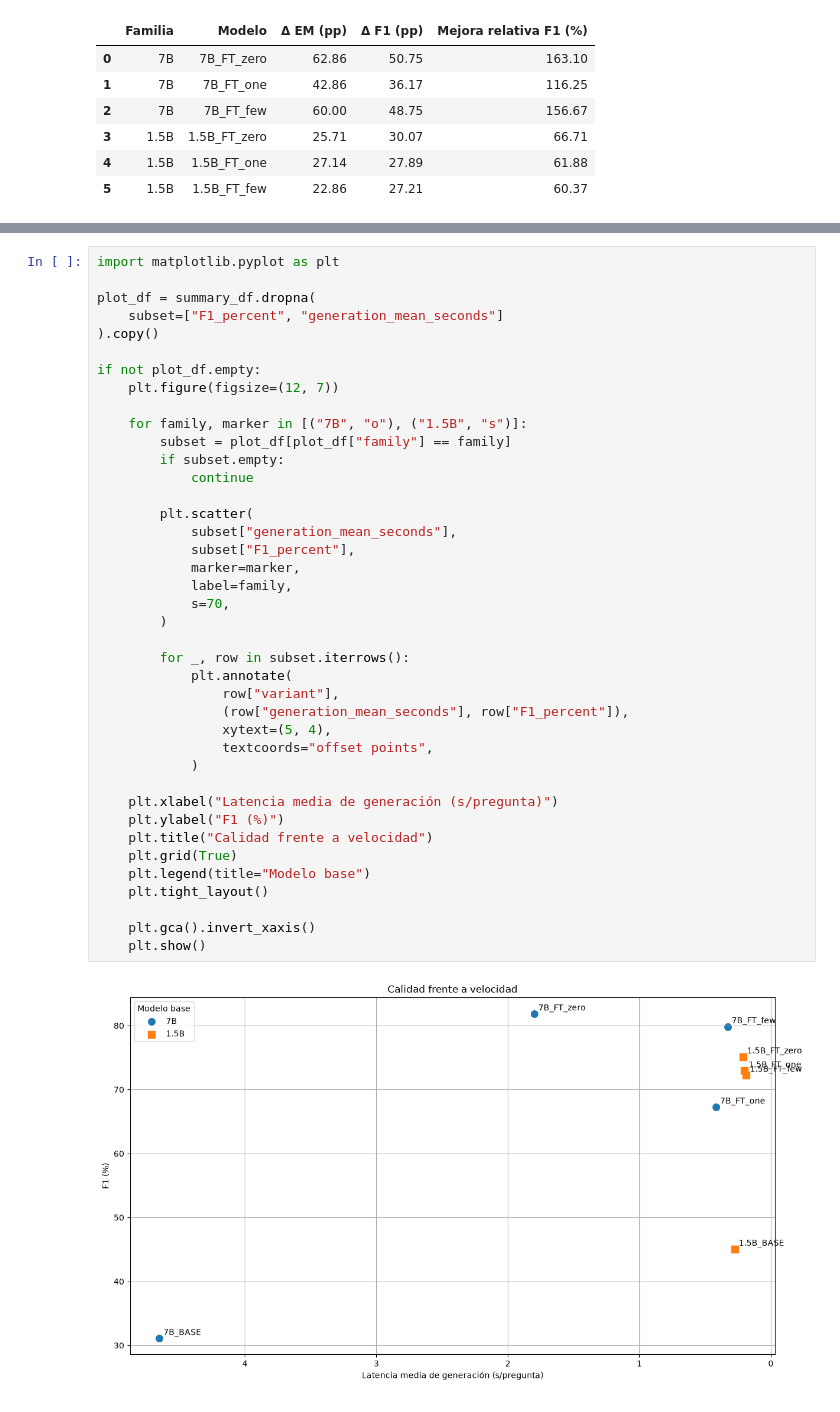
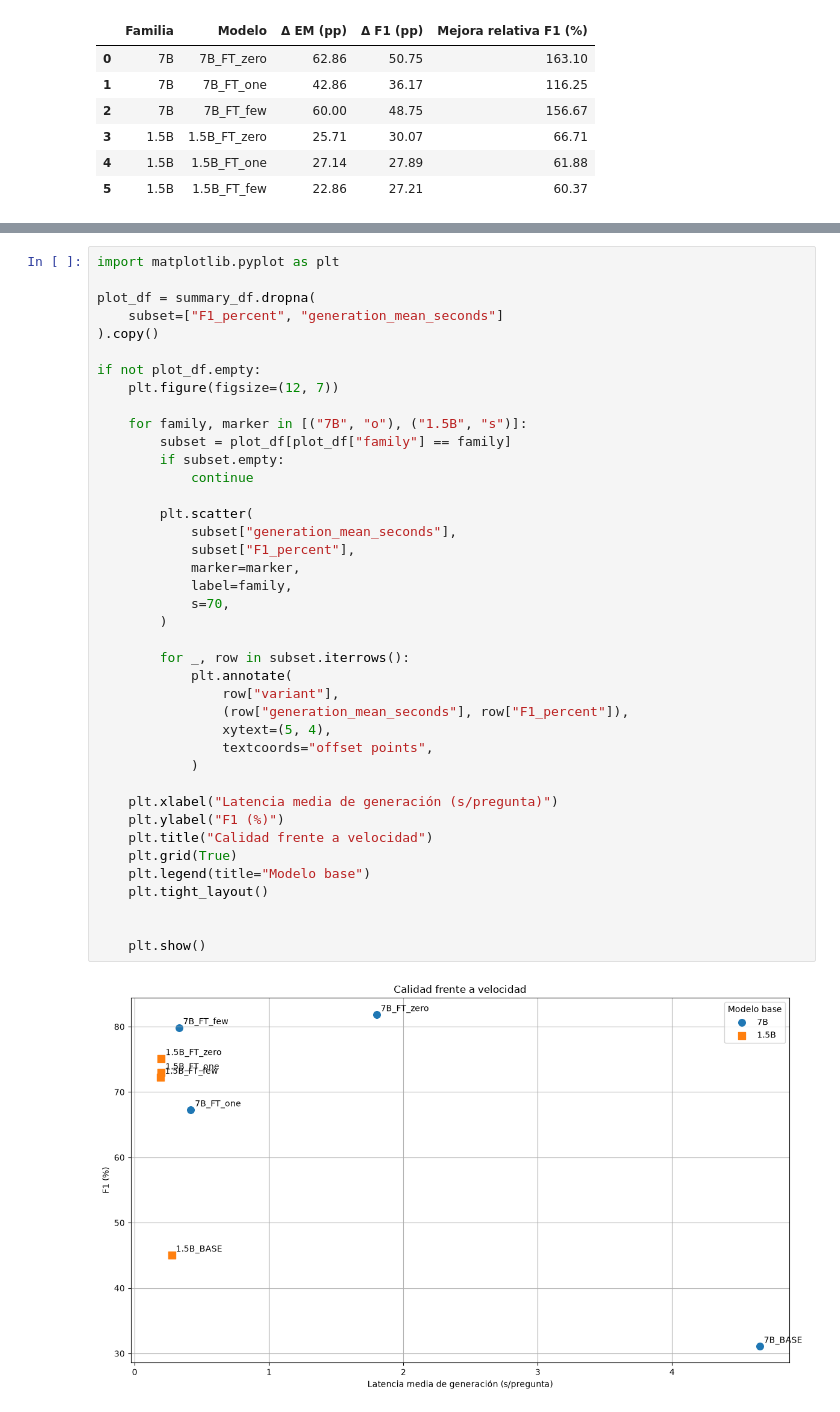
Before and after one commit to Chechu13/Practica_PLN_II, a Jupyter notebook: notebooks/comparacion_qwen_7b_vs_15b_base_lora.ipynb, the cells around one changed output, grey strips where cells are left out. Saved outputs shown, nothing was run; the diff lists cells and outputs as text.

```diff
--- a/notebooks/comparacion_qwen_7b_vs_15b_base_lora.ipynb
+++ b/notebooks/comparacion_qwen_7b_vs_15b_base_lora.ipynb
@@ -770,32 +770,32 @@ if not plot_df.empty:
     for family, marker in [("7B", "o"), ("1.5B", "s")]:
         subset = plot_df[plot_df["family"] == family]
         if subset.empty:
             continue
 
         plt.scatter(
             subset["generation_mean_seconds"],
             subset["F1_percent"],
             marker=marker,
             label=family,
             s=70,
         )
 
         for _, row in subset.iterrows():
             plt.annotate(
                 row["variant"],
                 (row["generation_mean_seconds"], row["F1_percent"]),
                 xytext=(5, 4),
                 textcoords="offset points",
             )
 
     plt.xlabel("Latencia media de generación (s/pregunta)")
     plt.ylabel("F1 (%)")
     plt.title("Calidad frente a velocidad")
     plt.grid(True)
     plt.legend(title="Modelo base")
     plt.tight_layout()
 
-    plt.gca().invert_xaxis()
+
     plt.show()
 # %% [output]
-[figure, old version]
+[figure, new version]
```
Also changed, not shown: parts of 3 cells of this notebook, 30 other files.
